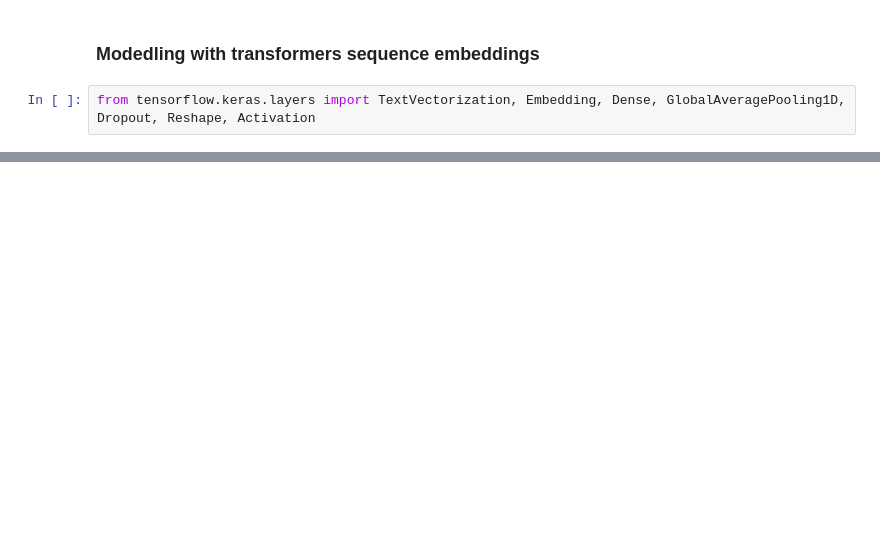
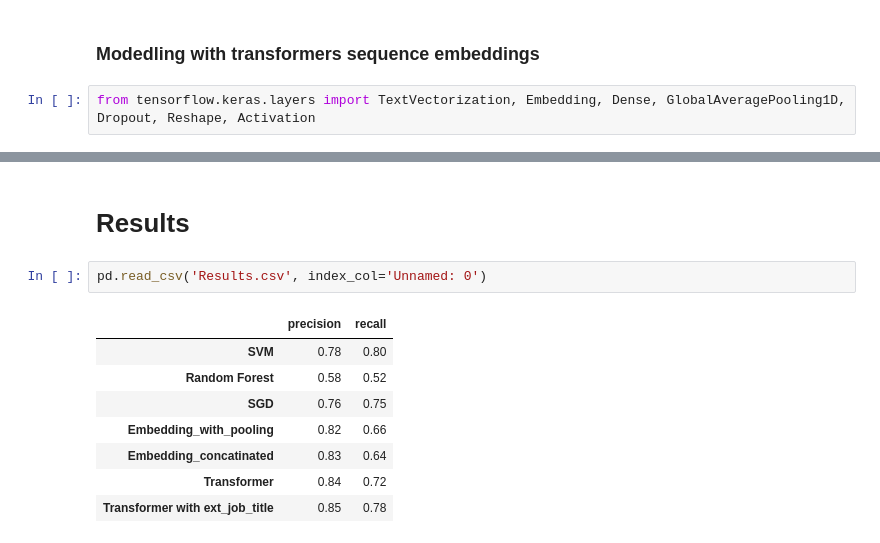
Before and after one commit to kirilgravis/JobTitleClassifier, a Jupyter notebook: 9 - Pre-trained_embedding.ipynb, the cells around one changed output, grey strips where cells are left out. Cells and saved outputs as stored; diff of their text form; blank space fills up the shorter version.

```diff
--- a/9 - Pre-trained_embedding.ipynb
+++ b/9 - Pre-trained_embedding.ipynb
@@ -558,0 +816,13 @@ pd.DataFrame(transformer_results2, columns=['epoch','val_precision','val_re-call
+# %% [markdown]
+# Results
+# %%
+pd.read_csv('Results.csv', index_col='Unnamed: 0')
+# %% [output]
+|  | precision | recall |
+| SVM | 0.78 | 0.80 |
+| Random Forest | 0.58 | 0.52 |
+| SGD | 0.76 | 0.75 |
+| Embedding_with_pooling | 0.82 | 0.66 |
+| Embedding_concatinated | 0.83 | 0.64 |
+| Transformer | 0.84 | 0.72 |
+| Transformer with ext_job_title | 0.85 | 0.78 |
```
Also changed, not shown: parts of 69 cells of this notebook, 1 other file.
